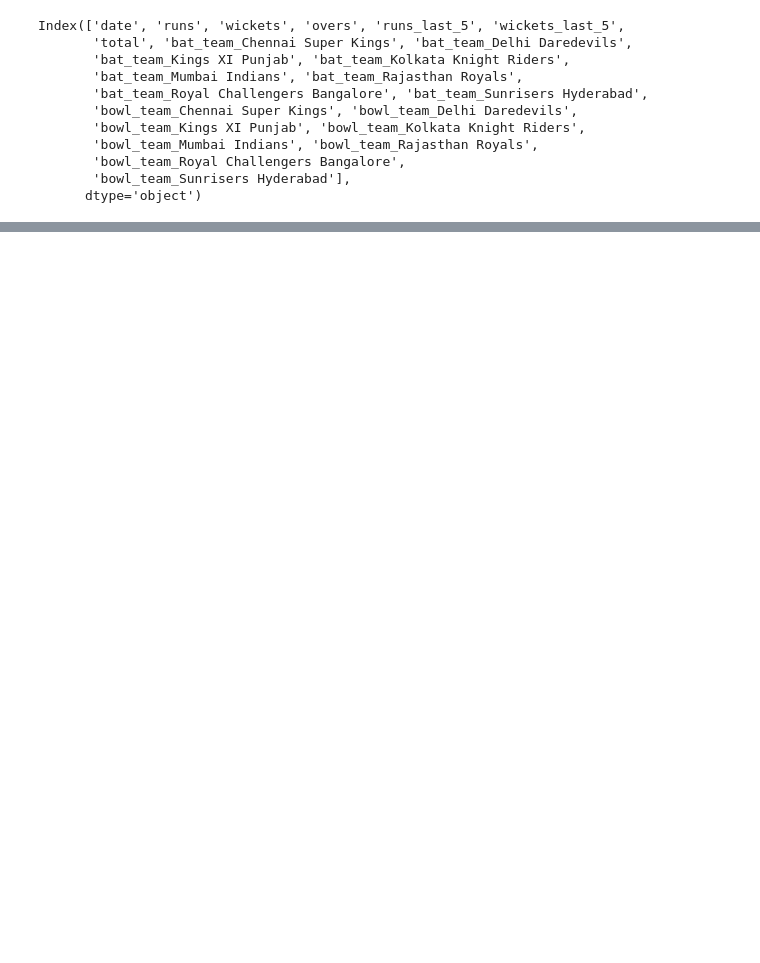
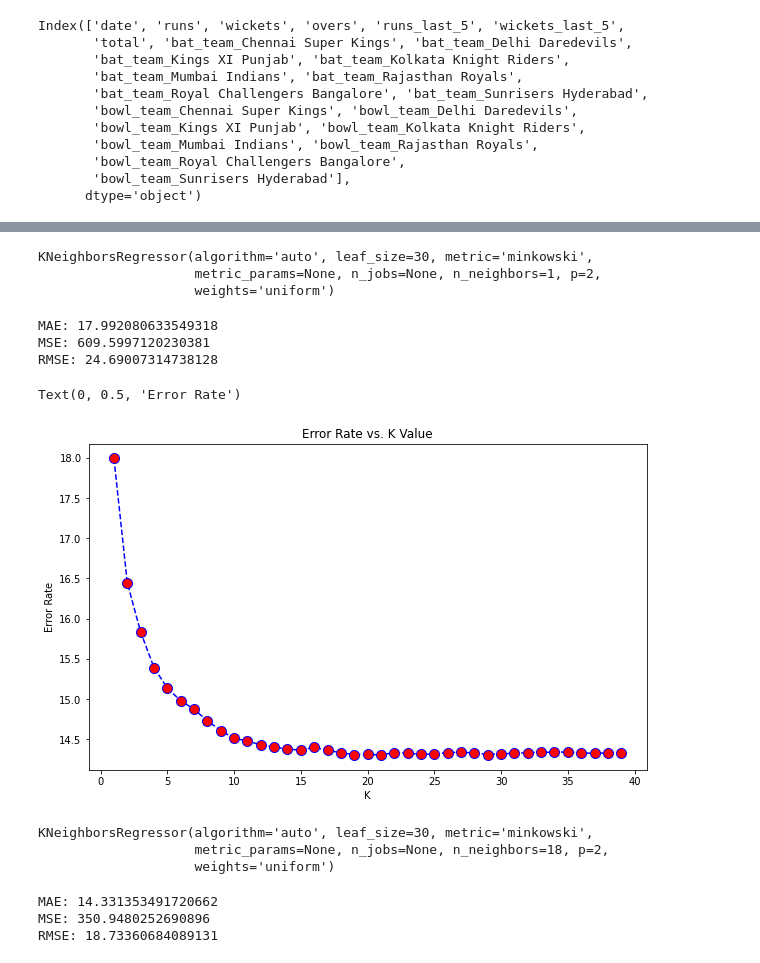
Before and after one commit to sumitkumarju/IPL-SCORE-PREDICTOR, a Jupyter notebook: model.ipynb, the cells around one changed output, grey strips where cells are left out. Drawn from its saved outputs; the diff is of its cells as text; code cells hidden in the pictures; blank space fills up the shorter version.

```diff
--- a/model.ipynb
+++ b/model.ipynb
@@ -108,6 +89,9 @@ encoded_df = encoded_df[['date', 'bat_team_Chennai Super Kings', 'bat_team_Delhi
               'bowl_team_Kolkata Knight Riders', 'bowl_team_Mumbai Indians', 'bowl_team_Rajasthan Royals',
               'bowl_team_Royal Challengers Bangalore', 'bowl_team_Sunrisers Hyderabad',
               'overs', 'runs', 'wickets', 'runs_last_5', 'wickets_last_5', 'total']]
+# %%
+from datetime import datetime
+encoded_df['date'] = encoded_df['date'].apply(lambda x: datetime.strptime(x, '%Y-%m-%d'))
 # %%
 # Splitting the data into train and test set
 X_train = encoded_df.drop(labels='total', axis=1)[encoded_df['date'].dt.year <= 2016]
@@ -134,7 +119,7 @@ X_train.head()
 # %%
-# --- Model Building ---
-# Linear Regression Model
-from sklearn.linear_model import LinearRegression
-regressor = LinearRegression()
-regressor.fit(X_train,y_train)
+
+## Linear Regression
+
+linear_regressor = LinearRegression()
+linear_regressor.fit(X_train,y_train)
 # %% [output]
@@ -229,0 +193,8 @@ RMSE: 16.198139912967523
+# %%
+## K-Nearest Neighbour Regression
+knn = KNeighborsRegressor(n_neighbors=1)
+knn.fit(X_train,y_train)
+# %% [output]
+KNeighborsRegressor(algorithm='auto', leaf_size=30, metric='minkowski',
+                    metric_params=None, n_jobs=None, n_neighbors=1, p=2,
+                    weights='uniform')
@@ -229,0 +203,35 @@ RMSE: 16.198139912967523
+# %%
+print('MAE:', metrics.mean_absolute_error(y_test, prediction))
+print('MSE:', metrics.mean_squared_error(y_test, prediction))
+print('RMSE:', np.sqrt(metrics.mean_squared_error(y_test, prediction)))
+# %% [output]
+MAE: 17.992080633549318
+MSE: 609.5997120230381
+RMSE: 24.69007314738128
+# %%
+error_rate = []
+
+# Will take some time
+for i in range(1,40):
+
+    knn = KNeighborsRegressor(n_neighbors=i)
+    knn.fit(X_train,y_train)
+    pred_i = knn.predict(X_test)
+    error_rate.append(np.mean(abs(pred_i-y_test)))
+# %%
+plt.figure(figsize=(10,6))
+plt.plot(range(1,40),error_rate,color='blue', linestyle='dashed', marker='o',
+         markerfacecolor='red', markersize=10)
+plt.title('Error Rate vs. K Value')
+plt.xlabel('K')
+plt.ylabel('Error Rate')
+# %% [output]
+Text(0, 0.5, 'Error Rate')
+[figure, added]
+# %%
+knn = KNeighborsRegressor(n_neighbors=18)
+knn.fit(X_train,y_train)
+# %% [output]
+KNeighborsRegressor(algorithm='auto', leaf_size=30, metric='minkowski',
+                    metric_params=None, n_jobs=None, n_neighbors=18, p=2,
+                    weights='uniform')
@@ -229,0 +240,8 @@ RMSE: 16.198139912967523
+# %%
+print('MAE:', metrics.mean_absolute_error(y_test, prediction))
+print('MSE:', metrics.mean_squared_error(y_test, prediction))
+print('RMSE:', np.sqrt(metrics.mean_squared_error(y_test, prediction)))
+# %% [output]
+MAE: 14.331353491720662
+MSE: 350.9480252690896
+RMSE: 18.73360684089131
```
Also changed, not shown: parts of 38 cells of this notebook, 1 other file.
